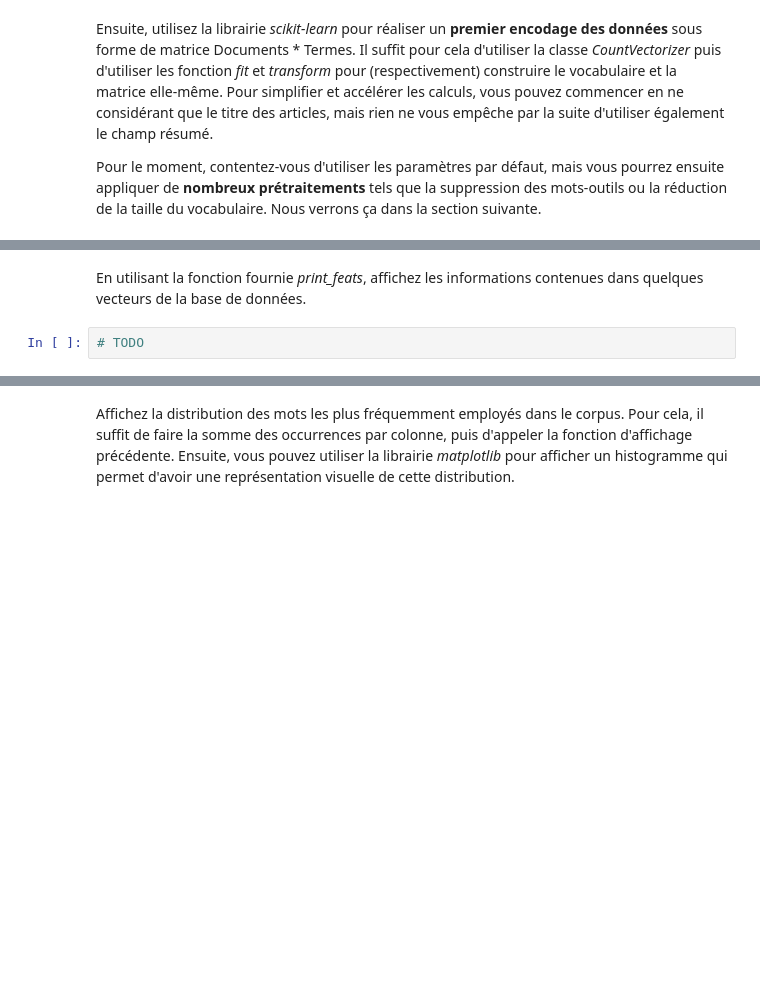
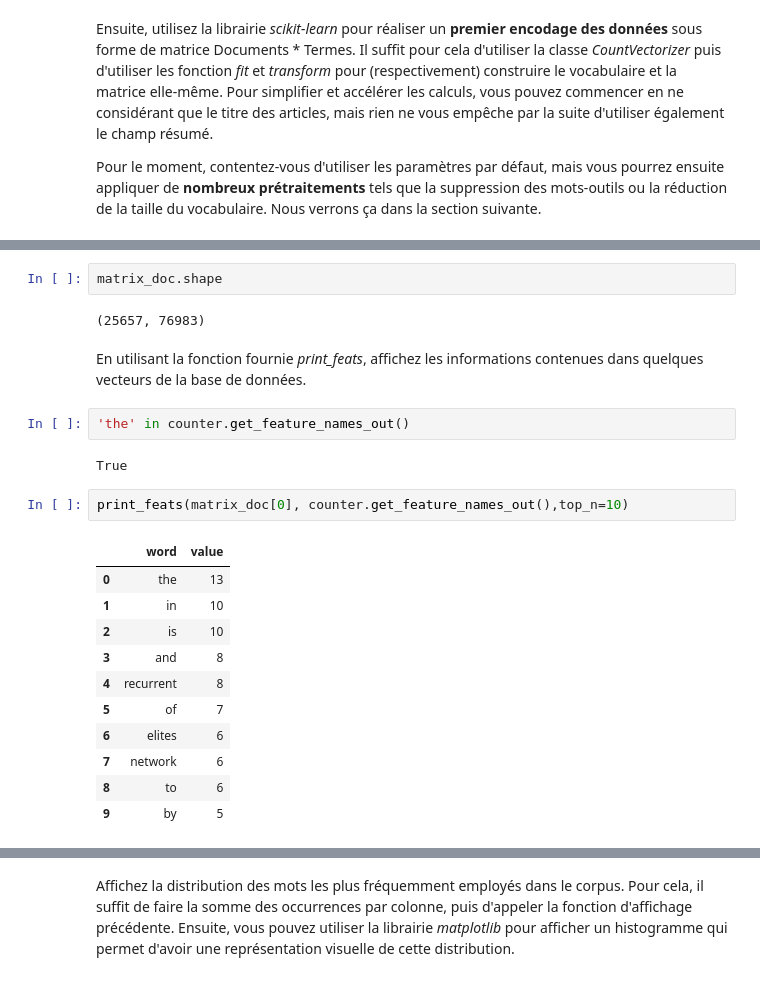
Before and after one commit to yahyachibani/Moteur-de-recherche-semantique, a Jupyter notebook: BE_CS2.ipynb, the cells around one changed output, grey strips where cells are left out. Saved outputs shown, nothing was run; the diff lists cells and outputs as text; blank space fills up the shorter version.

```diff
--- a/BE_CS2.ipynb
+++ b/BE_CS2.ipynb
@@ -235,4 +245,24 @@ Pour le moment, contentez-vous d'utiliser les paramètres par défaut, mais vous
+# %%
+matrix_doc.shape
+# %% [output]
+(25657, 76983)
 # %% [markdown]
 En utilisant la fonction fournie *print_feats*, affichez les informations contenues dans quelques vecteurs de la base de données.
-# %%
-# TODO
+# %%
+'the' in counter.get_feature_names_out()
+# %% [output]
+True
+# %%
+print_feats(matrix_doc[0], counter.get_feature_names_out(),top_n=10)
+# %% [output]
+|  | word | value |
+| 0 | the | 13 |
+| 1 | in | 10 |
+| 2 | is | 10 |
+| 3 | and | 8 |
+| 4 | recurrent | 8 |
+| 5 | of | 7 |
+| 6 | elites | 6 |
+| 7 | network | 6 |
+| 8 | to | 6 |
+| 9 | by | 5 |
```
Also changed, not shown: parts of 8 cells of this notebook.
